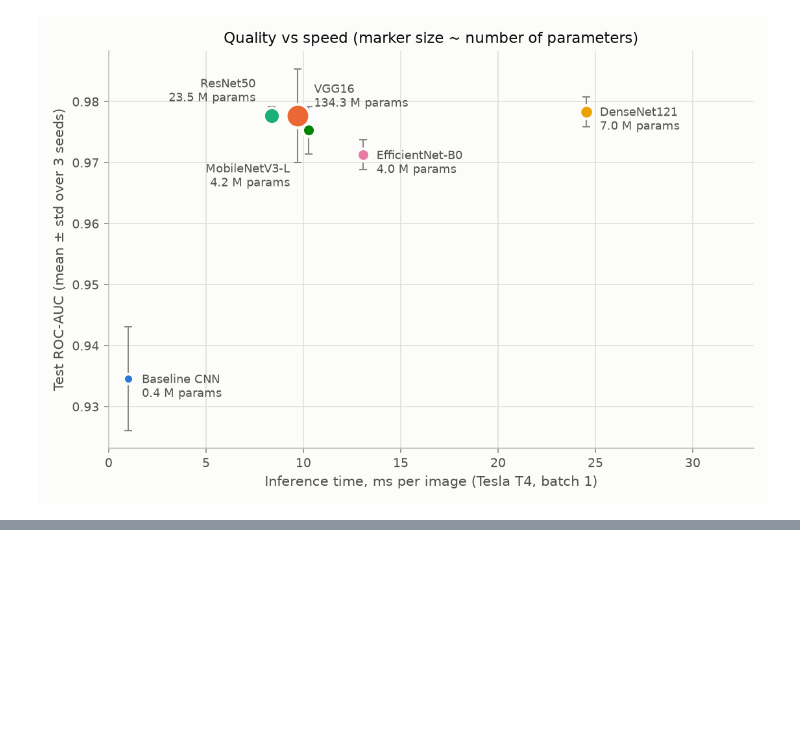
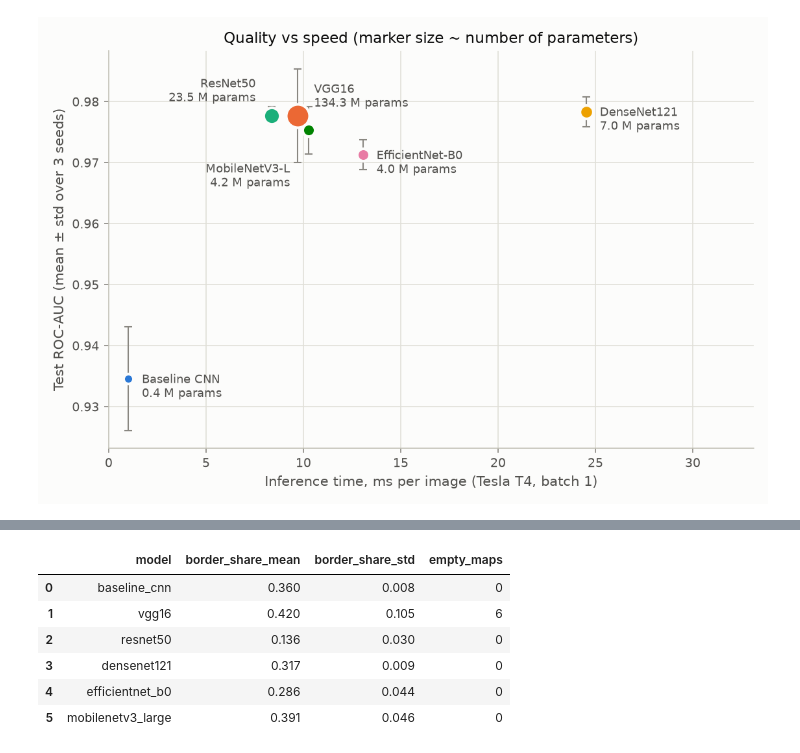
Before and after one commit to Denngerz/pneumonia_image_classification, a Jupyter notebook: notebooks/03_results.ipynb, the cells around one changed output, grey strips where cells are left out. Cells and saved outputs as stored; diff of their text form; code cells hidden in the pictures; blank space fills up the shorter version.

```diff
--- a/notebooks/03_results.ipynb
+++ b/notebooks/03_results.ipynb
@@ -94,0 +100,14 @@ Grad-CAM pictures of every run are in `results/<run>/gradcam.jpg`; the cross-mod
+# %%
+from pneumonia.compare import build_gradcam_report
+
+DATA_DIR = REPO_ROOT / "data" / "raw" / "chest_xray"   # needed for the X-ray backgrounds of the image grid
+border = build_gradcam_report(RESULTS_DIR, FIGURES_DIR, DATA_DIR if DATA_DIR.is_dir() else None, seed=42)
+border.round(3)
+# %% [output]
+|  | model | border_share_mean | border_share_std | empty_maps |
+| 0 | baseline_cnn | 0.360 | 0.008 | 0 |
+| 1 | vgg16 | 0.420 | 0.105 | 6 |
+| 2 | resnet50 | 0.136 | 0.030 | 0 |
+| 3 | densenet121 | 0.317 | 0.009 | 0 |
+| 4 | efficientnet_b0 | 0.286 | 0.044 | 0 |
+| 5 | mobilenetv3_large | 0.391 | 0.046 | 0 |
```
Also changed, not shown: parts of 5 cells of this notebook, 4 other files.
